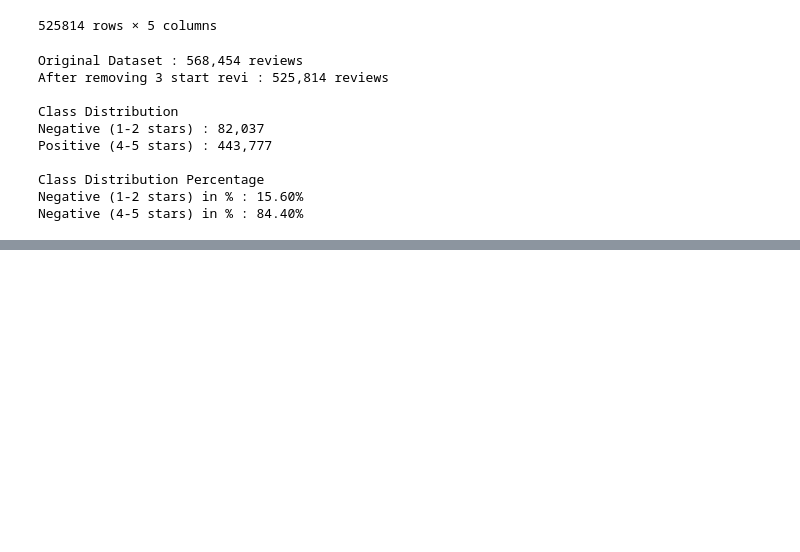
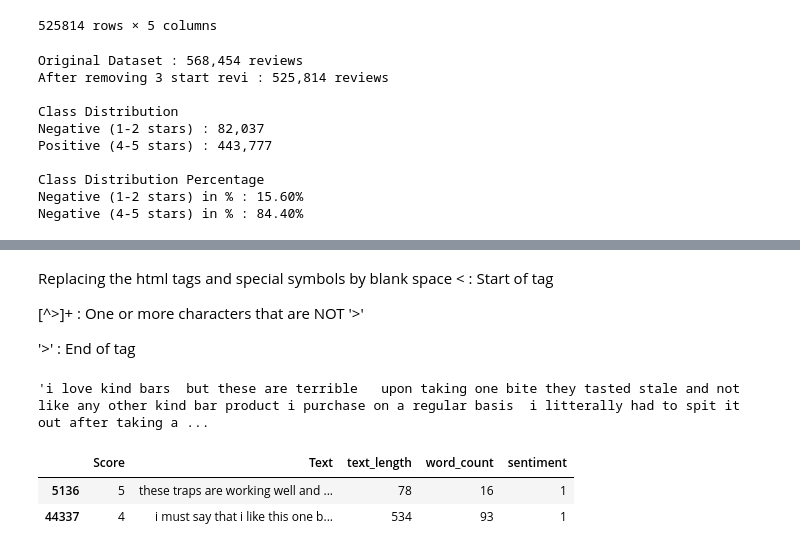
Before and after one commit to Sharddha-Sharddha/IITMLAssignments, a Jupyter notebook: AMAZON_fine_food_review_RNN|LSTM_model.ipynb, the cells around one changed output, grey strips where cells are left out. Cells and saved outputs as stored; diff of their text form; code cells hidden in the pictures; blank space fills up the shorter version.

```diff
--- a/AMAZON_fine_food_review_RNN|LSTM_model.ipynb
+++ b/AMAZON_fine_food_review_RNN|LSTM_model.ipynb
@@ -220,0 +279,3 @@ from sklearn.utils import resample
+# %%
+sample_size = 50000
+df_sample = df_balanced.sample(n=sample_size)
@@ -220,0 +304,25 @@ from sklearn.utils import resample
+# %% [markdown]
+Replacing the html tags and special symbols by blank space
+<       : Start of tag
+
+[^>]+   : One or more characters that are NOT '>'
+
+'>'       : End of tag
+# %%
+def clean_text(text):
+  text = text.lower()
+  text = re.sub(r'<[^>]+>',' ', text) # catching all the tag and replace with empty space
+  text = re.sub(r'[^a-zA-Z\s]', ' ', text) #anything which is not a-z/A-Z or blank space \s remove them
+  return text
+# %%
+clean_text(df_sample['Text'].iloc[4])
+# %% [output]
+'i love kind bars  but these are terrible   upon taking one bite they tasted stale and not like any other kind bar product i purchase on a regular basis  i litterally had to spit it out after taking a ...
+# %%
+df_sample['Text'] = df_sample['Text'].apply(clean_text)
+# %%
+df_sample.head(2)
+# %% [output]
+|  | Score | Text | text_length | word_count | sentiment |
+| 5136 | 5 | these traps are working well and ... | 78 | 16 | 1 |
+| 44337 | 4 | i must say that i like this one b... | 534 | 93 | 1 |
```
Also changed, not shown: parts of 14 cells of this notebook.
